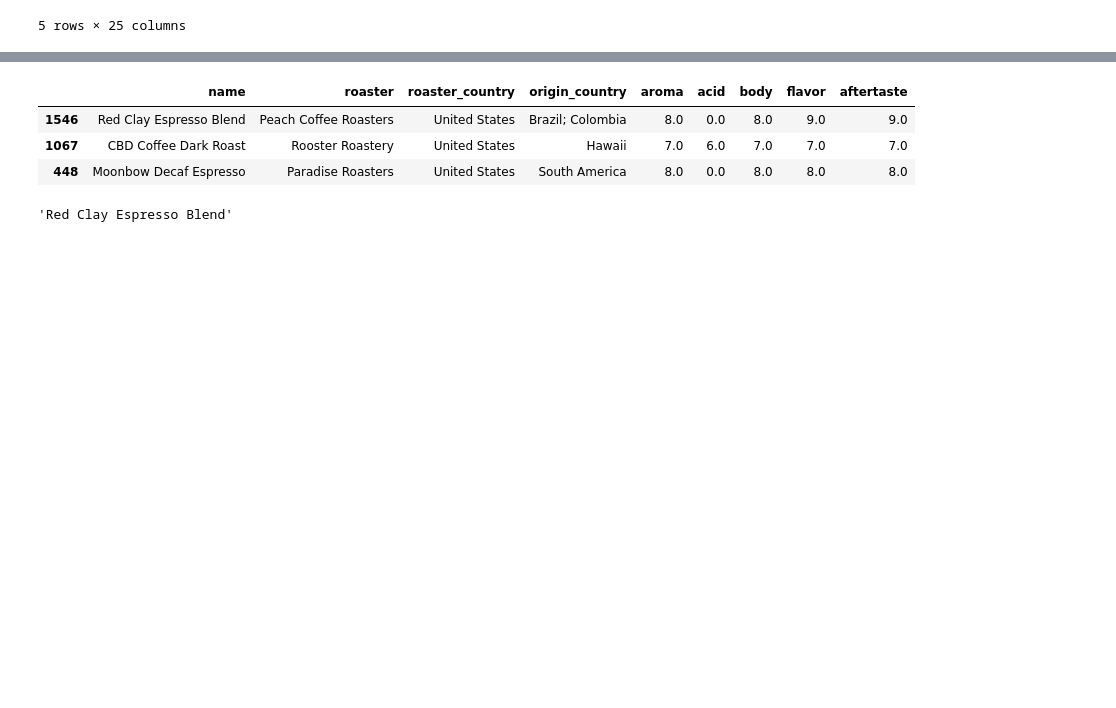
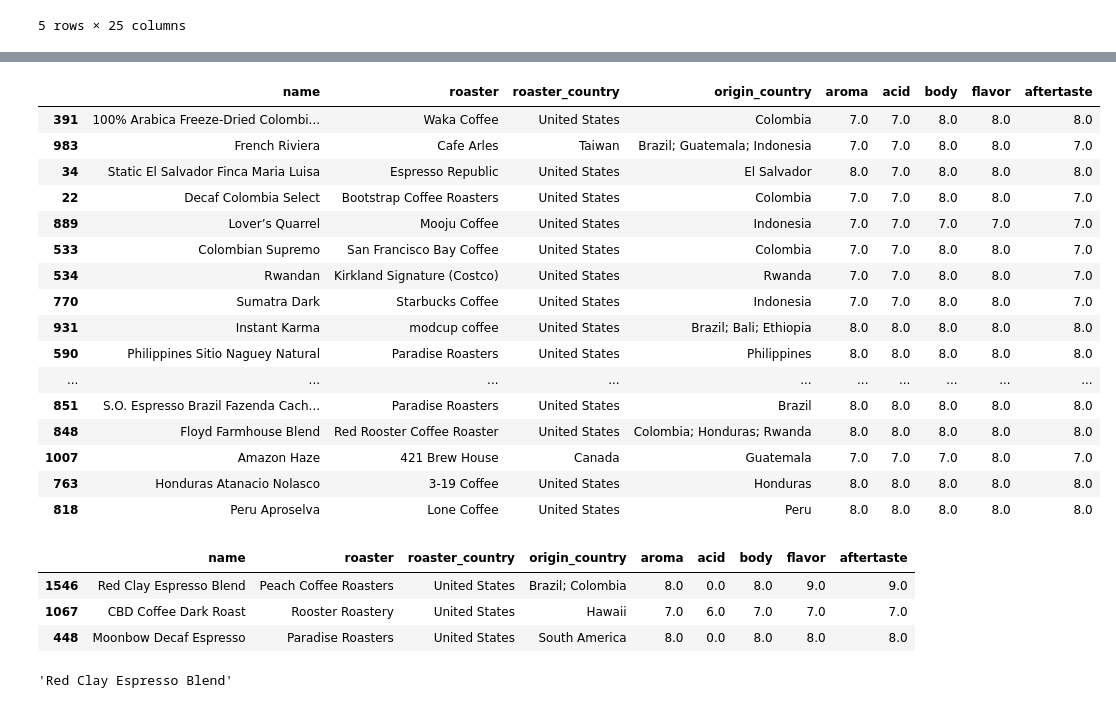
Before and after one commit to cindysoh/coffee_bean_recommender, a Jupyter notebook: code/Modeling.ipynb, the cells around one changed output, grey strips where cells are left out. Drawn from its saved outputs; the diff is of its cells as text; code cells hidden in the pictures; blank space fills up the shorter version.

```diff
--- a/code/Modeling.ipynb
+++ b/code/Modeling.ipynb
@@ -64,4 +41,0 @@ taste_input = [[5,2,8,5,9]]
-# %%
-taste_index = neighbour_taste.kneighbors(taste_input, 2, return_distance=False)
-# %%
-select_taste_index = np.reshape(taste_index,-1)
@@ -204,10 +193,11 @@ show_recommender_2(coffee, 'juicy sweet bright fruity')
 | 1530 | Kenya Nyeri Ndaroini AA Washed | Coffee Please | Taiwan | Kenya | 9.0 | 8.0 | 9.0 | 9.0 | 8.0 |
 | 168 | Ethiopia Banko Gotiti Natural | Coffee Please | Taiwan | Ethiopia | 9.0 | 9.0 | 9.0 | 9.0 | 8.0 |
 # %%
-taste_input = [[5,2,8,5,9]]
+taste_input = [[6,7,8,7,9]]
 # %%
 def knn_recommender(coffee, taste_input):
-    df = coffee.copy()
+    df = coffee.loc[:,['name','roaster','roaster_country','origin_country','aroma', 'acid', 'body',
+                                       'flavor', 'aftertaste']].copy()
     taste_feature = df.loc[:,['aroma', 'acid', 'body', 'flavor', 'aftertaste']]
     neighbour_taste = NearestNeighbors(n_jobs=-1)
     neighbour_taste.fit(taste_feature)
@@ -222,6 +212,26 @@ def main_recommender(coffee, notes, taste_input, origin=None, no_rec=3):
     coffee_filtered = knn_recommender(df, taste_input)
     final_recommender = show_recommender_2(coffee_filtered, notes, origin=origin, no_rec=no_rec)
     return final_recommender
+# %%
+knn_recommender(coffee, taste_input)
+# %% [output]
+|  | name | roaster | roaster_country | origin_country | aroma | acid | body | flavor | aftertaste |
+| 391 | 100% Arabica Freeze-Dried Colombi... | Waka Coffee | United States | Colombia | 7.0 | 7.0 | 8.0 | 8.0 | 8.0 |
+| 983 | French Riviera | Cafe Arles | Taiwan | Brazil; Guatemala; Indonesia | 7.0 | 7.0 | 8.0 | 8.0 | 7.0 |
+| 34 | Static El Salvador Finca Maria Luisa | Espresso Republic | United States | El Salvador | 8.0 | 7.0 | 8.0 | 8.0 | 8.0 |
+| 22 | Decaf Colombia Select | Bootstrap Coffee Roasters | United States | Colombia | 7.0 | 7.0 | 8.0 | 8.0 | 7.0 |
+| 889 | Lover’s Quarrel | Mooju Coffee | United States | Indonesia | 7.0 | 7.0 | 7.0 | 7.0 | 7.0 |
+| 533 | Colombian Supremo | San Francisco Bay Coffee | United States | Colombia | 7.0 | 7.0 | 8.0 | 8.0 | 7.0 |
+| 534 | Rwandan | Kirkland Signature (Costco) | United States | Rwanda | 7.0 | 7.0 | 8.0 | 8.0 | 7.0 |
+| 770 | Sumatra Dark | Starbucks Coffee | United States | Indonesia | 7.0 | 7.0 | 8.0 | 8.0 | 7.0 |
+| 931 | Instant Karma | modcup coffee | United States | Brazil; Bali; Ethiopia | 8.0 | 8.0 | 8.0 | 8.0 | 8.0 |
+| 590 | Philippines Sitio Naguey Natural | Paradise Roasters | United States | Philippines | 8.0 | 8.0 | 8.0 | 8.0 | 8.0 |
+| ... | ... | ... | ... | ... | ... | ... | ... | ... | ... |
+| 851 | S.O. Espresso Brazil Fazenda Cach... | Paradise Roasters | United States | Brazil | 8.0 | 8.0 | 8.0 | 8.0 | 8.0 |
+| 848 | Floyd Farmhouse Blend | Red Rooster Coffee Roaster | United States | Colombia; Honduras; Rwanda | 8.0 | 8.0 | 8.0 | 8.0 | 8.0 |
+| 1007 | Amazon Haze | 421 Brew House | Canada | Guatemala | 7.0 | 7.0 | 7.0 | 8.0 | 7.0 |
+| 763 | Honduras Atanacio Nolasco | 3-19 Coffee | United States | Honduras | 8.0 | 8.0 | 8.0 | 8.0 | 8.0 |
+| 818 | Peru Aproselva | Lone Coffee | United States | Peru | 8.0 | 8.0 | 8.0 | 8.0 | 8.0 |
 # %%
 main_recommender(coffee, 'juicy sweet bright fruity', taste_input)
 # %% [output]
```
Also changed, not shown: parts of 22 cells of this notebook.
